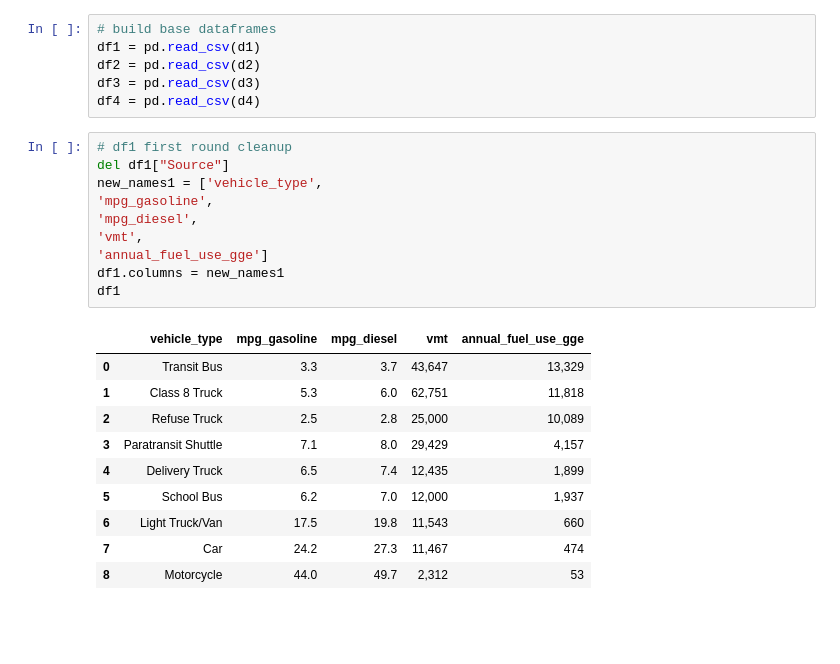
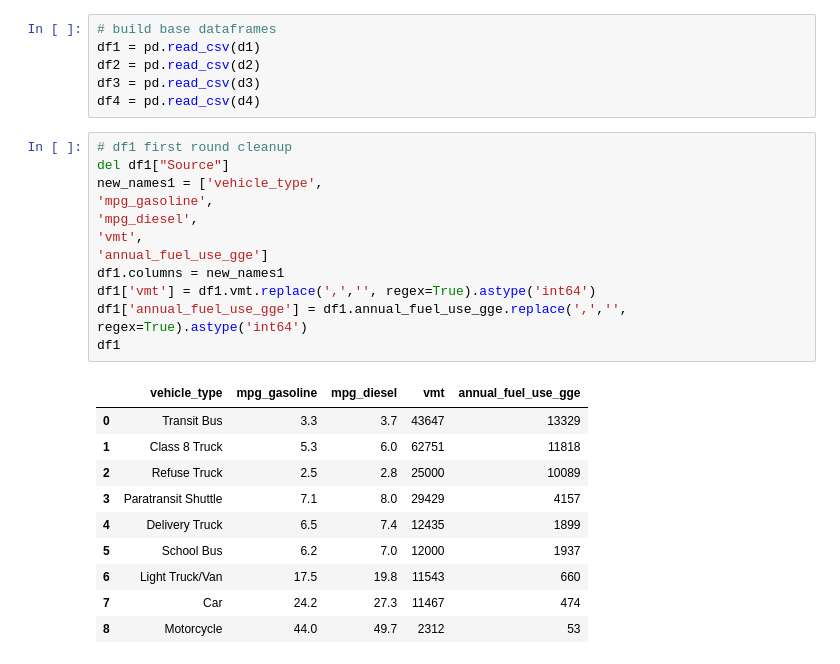
Before and after one commit to sfroonjian/ETL-Greenhouse-Gas-Emissions, a Jupyter notebook: transportation_data_cleaner.ipynb, the cells around one changed output. Drawn from its saved outputs; the diff is of its cells as text; blank space fills up the shorter version.

```diff
--- a/transportation_data_cleaner.ipynb
+++ b/transportation_data_cleaner.ipynb
@@ -17,24 +17,26 @@ df4 = pd.read_csv(d4)
 # %%
 # df1 first round cleanup
 del df1["Source"]
 new_names1 = ['vehicle_type',
 'mpg_gasoline',
 'mpg_diesel',
 'vmt',
 'annual_fuel_use_gge']
 df1.columns = new_names1
+df1['vmt'] = df1.vmt.replace(',','', regex=True).astype('int64')
+df1['annual_fuel_use_gge'] = df1.annual_fuel_use_gge.replace(',','', regex=True).astype('int64')
 df1
 # %% [output]
 |  | vehicle_type | mpg_gasoline | mpg_diesel | vmt | annual_fuel_use_gge |
-| 0 | Transit Bus | 3.3 | 3.7 | 43,647 | 13,329 |
-| 1 | Class 8 Truck | 5.3 | 6.0 | 62,751 | 11,818 |
-| 2 | Refuse Truck | 2.5 | 2.8 | 25,000 | 10,089 |
-| 3 | Paratransit Shuttle | 7.1 | 8.0 | 29,429 | 4,157 |
-| 4 | Delivery Truck | 6.5 | 7.4 | 12,435 | 1,899 |
-| 5 | School Bus | 6.2 | 7.0 | 12,000 | 1,937 |
-| 6 | Light Truck/Van | 17.5 | 19.8 | 11,543 | 660 |
-| 7 | Car | 24.2 | 27.3 | 11,467 | 474 |
-| 8 | Motorcycle | 44.0 | 49.7 | 2,312 | 53 |
+| 0 | Transit Bus | 3.3 | 3.7 | 43647 | 13329 |
+| 1 | Class 8 Truck | 5.3 | 6.0 | 62751 | 11818 |
+| 2 | Refuse Truck | 2.5 | 2.8 | 25000 | 10089 |
+| 3 | Paratransit Shuttle | 7.1 | 8.0 | 29429 | 4157 |
+| 4 | Delivery Truck | 6.5 | 7.4 | 12435 | 1899 |
+| 5 | School Bus | 6.2 | 7.0 | 12000 | 1937 |
+| 6 | Light Truck/Van | 17.5 | 19.8 | 11543 | 660 |
+| 7 | Car | 24.2 | 27.3 | 11467 | 474 |
+| 8 | Motorcycle | 44.0 | 49.7 | 2312 | 53 |
 # %%
 # df2 first round cleanup
 years = []
```
Also changed, not shown: parts of 9 cells of this notebook.
